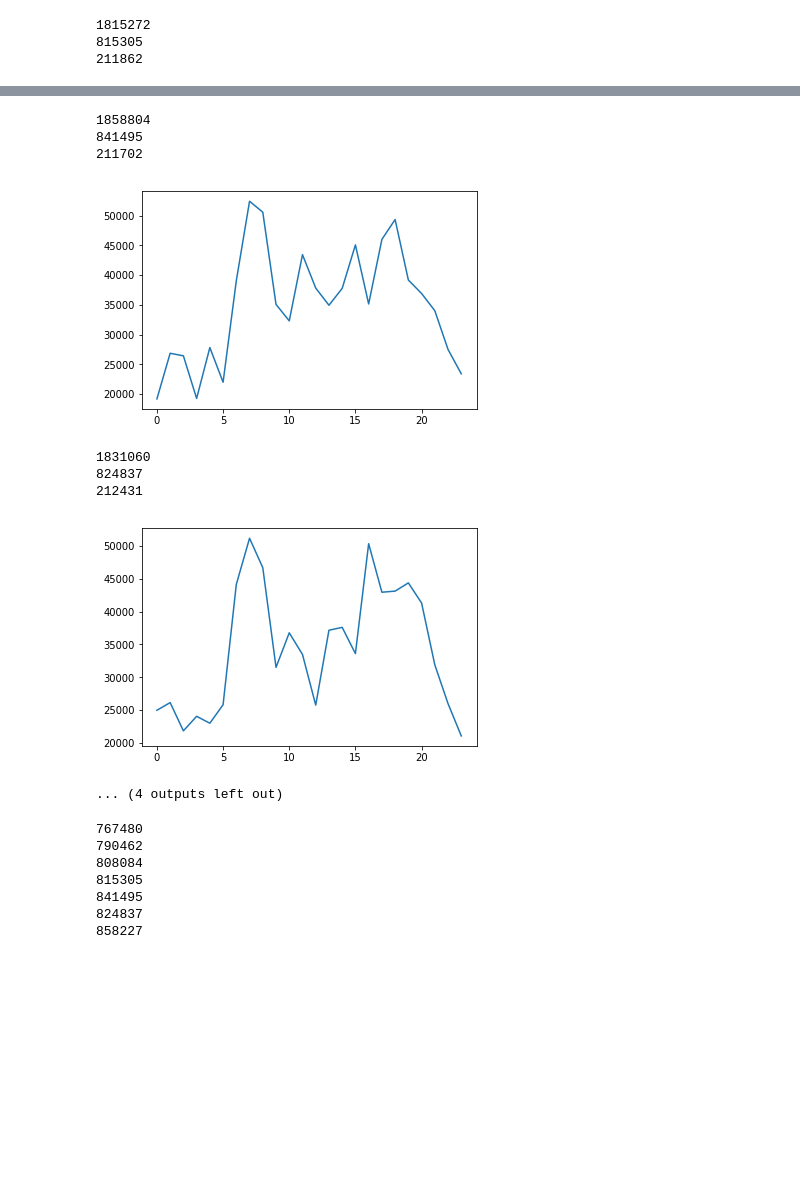
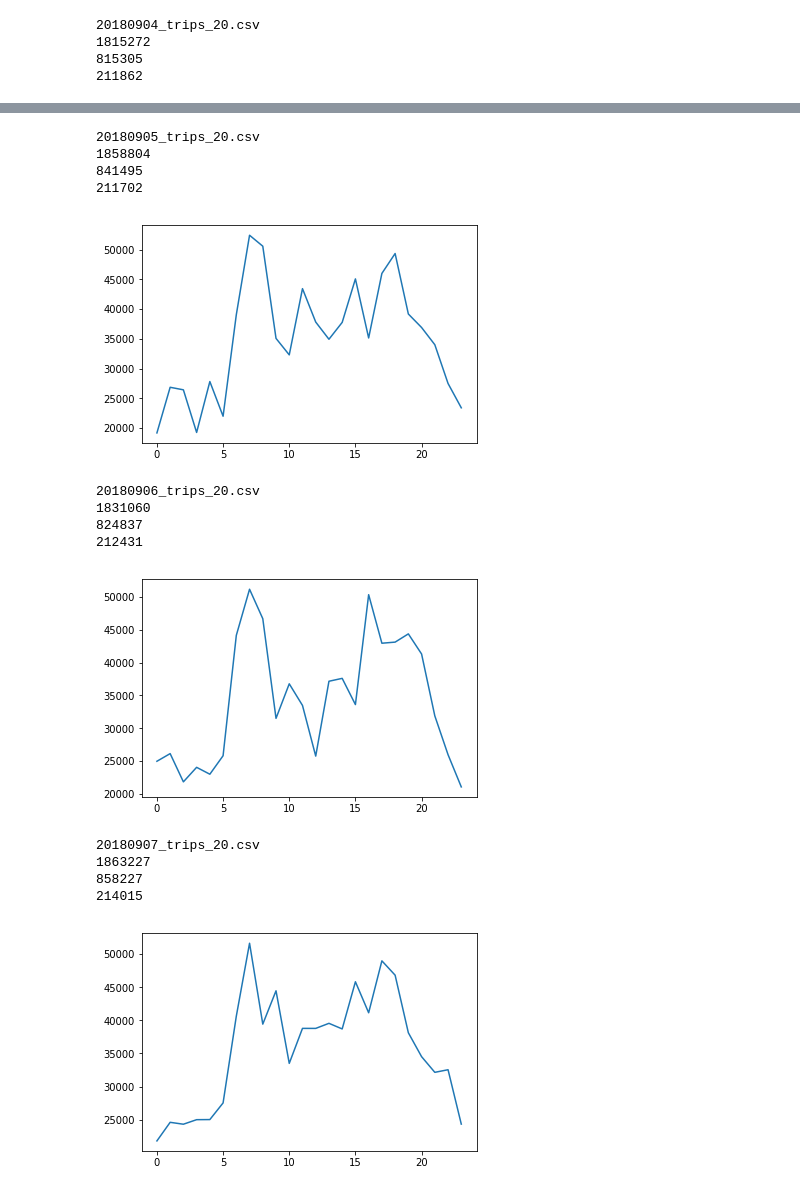
Before and after one commit to JingwangLi/Mobike, a Jupyter notebook: explore.ipynb, the cells around one changed output, grey strips where cells are left out. Cells and saved outputs as stored; diff of their text form; code cells hidden in the pictures; blank space fills up the shorter version.

```diff
--- a/explore.ipynb
+++ b/explore.ipynb
@@ -29,6 +29,7 @@ from geopy.distance import geodesic
 path = 'D:\\data\\Mobike\\trips_20\\'
 f = os.listdir(path)
 for j in f:
+    print(j)
     data = pd.read_csv(path + j)
     # data.info()
 #     data['iclock'] = data['st'].apply(lambda x: int(x.split()[1].split(':')[0]))
@@ -49,6 +50,6 @@ for j in f:
         hourTrips[i] = sdata[sdata.iclock == i].shape[0]
 
     x = range(len(hourTrips))
-    plt.plot(hourTrips)
+    plt.plot(x, hourTrips)
     plt.show()
 # %% [output]
@@ -63,20 +67,27 @@ for j in f:
 1833426
 808084
 211789
 [figure]
+20180904_trips_20.csv
 1815272
 815305
 211862
 [figure]
+20180905_trips_20.csv
 1858804
 841495
 211702
 [figure]
+20180906_trips_20.csv
 1831060
 824837
 212431
 [figure]
-... (4 outputs left out)
+20180907_trips_20.csv
+1863227
+858227
+214015
+[figure, added]
 # %%
 import os
 import numpy as np
@@ -84,7 +95,9 @@ import pandas as pd
 
 path = 'D:\\data\\Mobike\\trips_20\\'
 path2 = 'D:\\data\\Mobike\\trips_20_20\\'
-f = os.listdir(path)
+path3 = 'D:\\data\\Mobike\\trips_20_20_site\\'
+
+f = os.listdir(path2)
 
 def getisite(x):
     return (x.slat, x.slon)
@@ -92,21 +105,24 @@ def getisite(x):
 def getosite(x):
     return (x.elat, x.elon)
 
-for j in f:
-    data = pd.read_csv(path + j)
-    data = data[data.distance > 20]
-    data.to_csv(path2 + j + '_20.csv')
+# for j in f:
+#     data = pd.read_csv(path + j)
+#     data = data[data.distance > 20]
+#     data.to_csv(path2 + j + '_20.csv')
 #     data['isite'] = data.apply(getisite, axis=1)
 #     data['osite'] = data.apply(getosite, axis=1)
-    print(data.shape[0])
+#     print(data.shape[0])
 
 # data.isite.unique().size 1782354
 # data.shape[0] 1786086
+
+for i in f:
+    data = pd.read_csv(path2 + i)
+    data1 = pd.DataFrame(data[['slon', 'slat']])
+    data2 = pd.DataFrame(data[['elon', 'elat']])
+    data1['idx'] = data.index
+    data2['idx'] = data.index
+    data1.to_csv(path3 + i.split('.')[0] + '_s.csv', index=False)
+    data2.to_csv(path3 + i.split('.')[0] + '_e.csv', index=False)
+
+print('done')
-# %% [output]
-767480
-790462
-808084
-815305
-841495
-824837
-858227
```
Also changed, not shown: parts of 8 cells of this notebook, 2 other files.
